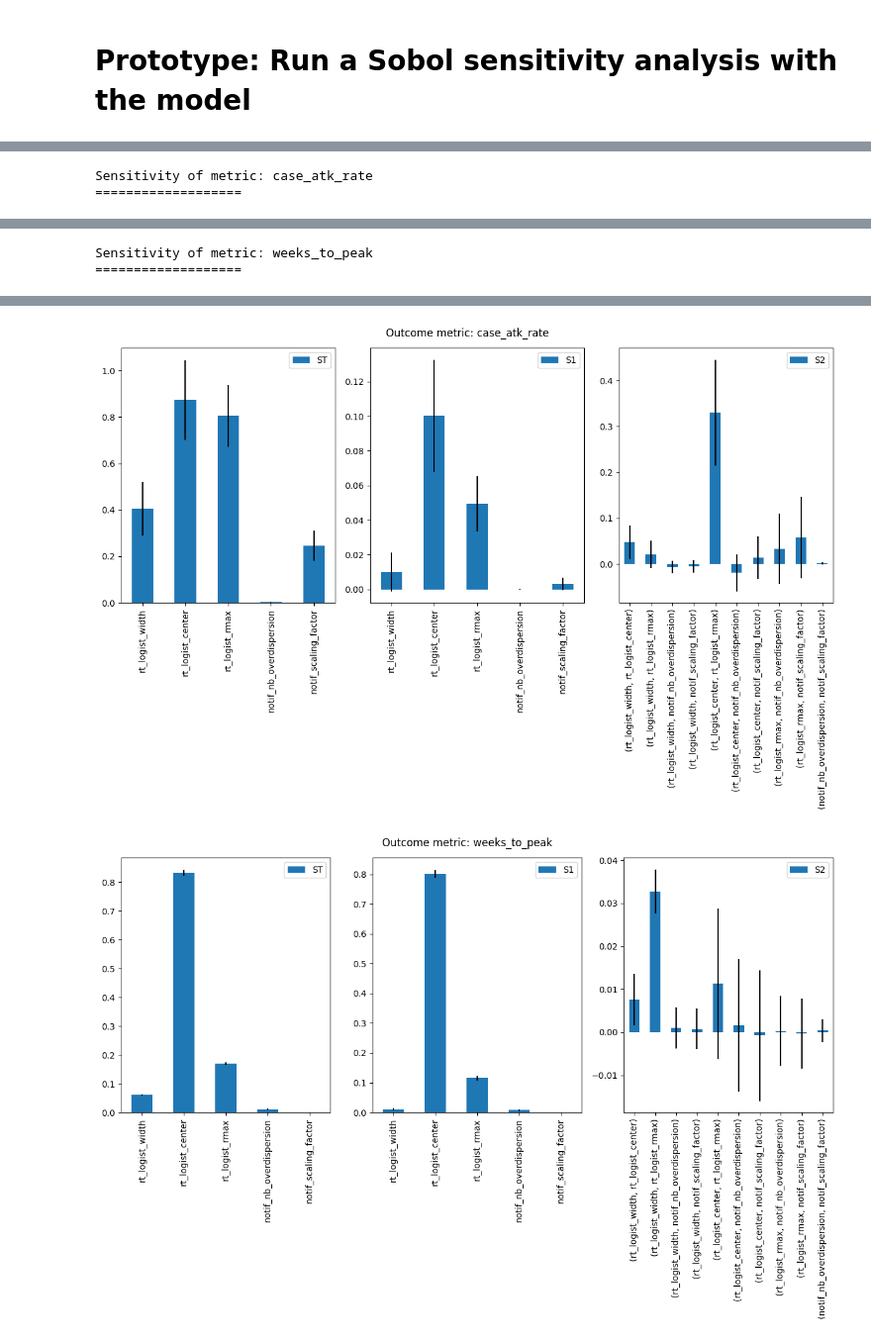
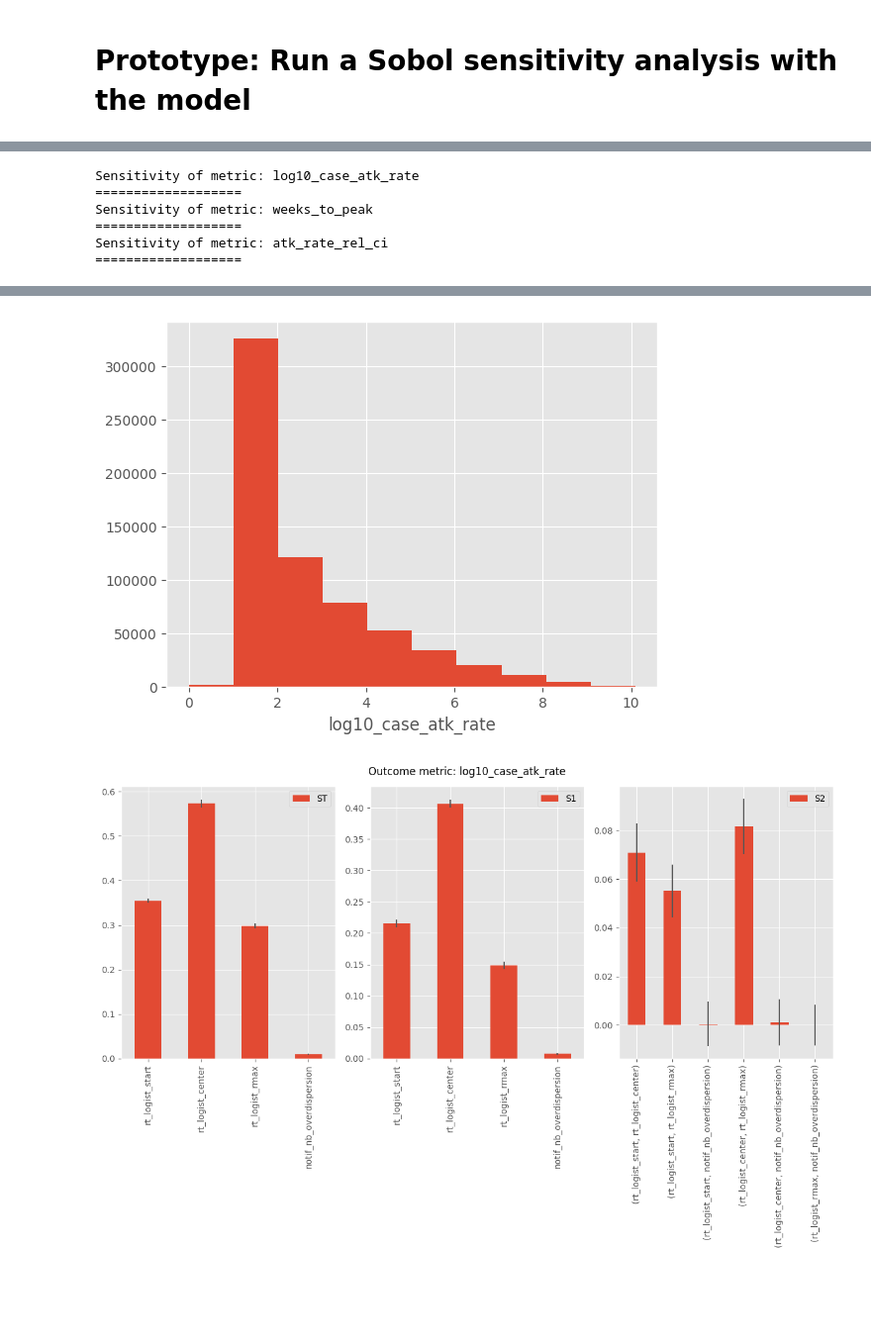
Before and after one commit to InfraMIND-models/3rd_imdc_ifgw_inframind-proteus, a Jupyter notebook: src/prototypes/sobol_sensitivity.ipynb, the cells around one changed output, grey strips where cells are left out. Shown at 99% size. Drawn from its saved outputs; the diff is of its cells as text; code cells hidden in the pictures; blank space fills up the shorter version.

Commit message:
Perform exploratory Sobol sensitivity analysis

```diff
--- a/src/prototypes/sobol_sensitivity.ipynb
+++ b/src/prototypes/sobol_sensitivity.ipynb
@@ -105,21 +84,69 @@ Running config.num_simulations=393216...
 # %%
+
+# --- Calculate summary metrics from the model results, to be used as outputs for the sensitivity analysis
+model_metrics_df = pd.DataFrame({}, index=model_results.cases_df.index)
+
+model_median_cases_df = model_results.case_beam_df.xs(0.5, level="quantile")
+#  ^^ Signature: df[i_simulation, time_step] = median prediction
+
+# Features of median predictions
+df: pd.DataFrame = model_median_cases_df
+# model_metrics_df["case_atk_rate"] = df.sum(axis=1)
+model_metrics_df["log10_case_atk_rate"] = np.log10(1 + df.sum(axis=1))
+model_metrics_df["weeks_to_peak"] = (df.idxmax(axis=1) - df.columns.min()).dt.days // 7
+
+# Features of the prediction intervals
+df: pd.DataFrame = model_results.case_beam_df
+# (Relative confidence interval of the attack rate)
+model_50iqr_cases = df.xs(0.75, level="quantile") - df.xs(0.25, level="quantile")
+_atk = model_median_cases_df.sum(axis=1)
+model_metrics_df["atk_rate_rel_ci"] = np.where(
+        _atk > 1,  # Regularize small denominators
+        model_50iqr_cases.sum(axis=1) / model_median_cases_df.sum(axis=1),
+        0.
+)
+
+# --- Run sobol sensitivity analysis
+sobol_results = {}
+for metric in model_metrics_df.columns:
+    sobol_results[metric] = analyse_sobol.analyze(
+        problem,
+        model_metrics_df[metric].values,
+        # print_to_console=True
+    )
+
 # --- Visualize results
-for metric, sobol_result in sobol_results.items():
-    print(f"Sensitivity of metric: {metric}\n===================")
-    sobol_result: analyse_sobol.ResultDict
-    fig, axes = plt.subplots(ncols=3, figsize=(12, 8))
-    sobol_result.plot(ax=axes)
+pages_fpath = Path("../../.local/prototype_sobol_sensitivity/latest_results.pdf")
+pages_fpath.parent.mkdir(parents=True, exist_ok=True)
+with PdfPages(pages_fpath) as pdf_pages:
+    with plt.rc_context():
+        mpl.style.use("ggplot")
+        # rc = mpl.sty
+        # with
+        for metric, sobol_result in sobol_results.items():
+            print(f"Sensitivity of metric: {metric}\n===================")
+            sobol_result: analyse_sobol.ResultDict
 
-    fig.suptitle(f"Outcome metric: {metric}")
-    fig.tight_layout()
+            # Outcome distributions
+            fig, ax = plt.subplots()
+            ax.hist(model_metrics_df[metric])
+            ax.set_xlabel(metric)
 
-    for _df in sobol_result.to_df():
-        display(_df)
+            # Sobol SALib plots
+            fig, axes = plt.subplots(ncols=3, figsize=(12, 8))
+            sobol_result.plot(ax=axes)
+            fig.suptitle(f"Outcome metric: {metric}")
+            fig.tight_layout()
 
+            # # Dataframe of sensitivity indices
+            # for _df in sobol_result.to_df():
+            #     display(_df)
 
-
-for _df in sobol_result.to_df():
-    display(_df)
+            pdf_pages.savefig(fig)
 # %% [output]
-Sensitivity of metric: case_atk_rate
+Sensitivity of metric: log10_case_atk_rate
 ===================
+Sensitivity of metric: weeks_to_peak
+===================
+Sensitivity of metric: atk_rate_rel_ci
+===================
@@ -149,2 +152,0 @@ Sensitivity of metric: case_atk_rate
-Sensitivity of metric: weeks_to_peak
-===================
@@ -197,2 +153,2 @@ Sensitivity of metric: weeks_to_peak
-[figure, old version]
+[figure, new version]
-[figure, old version]
+[figure, new version]
```
Also changed, not shown: parts of 6 cells of this notebook, 1 other file.
